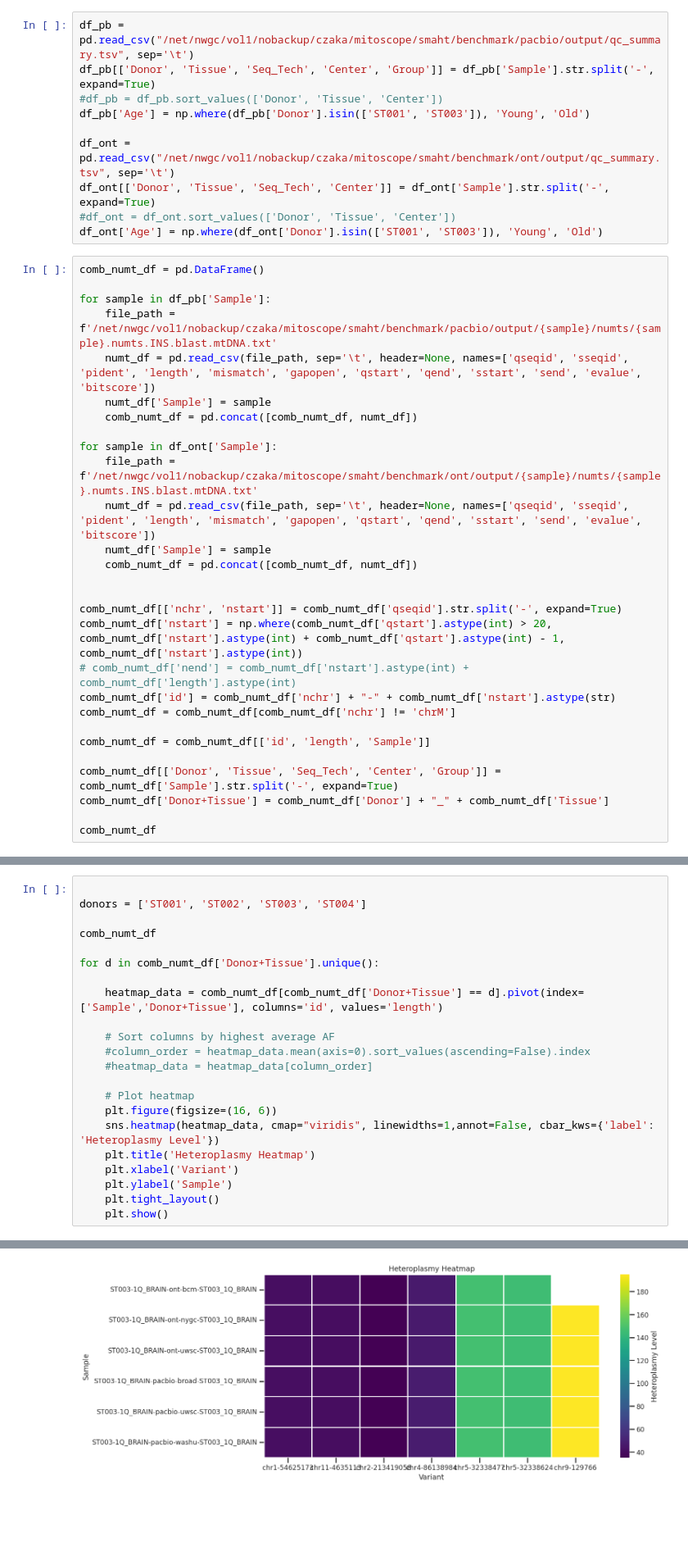
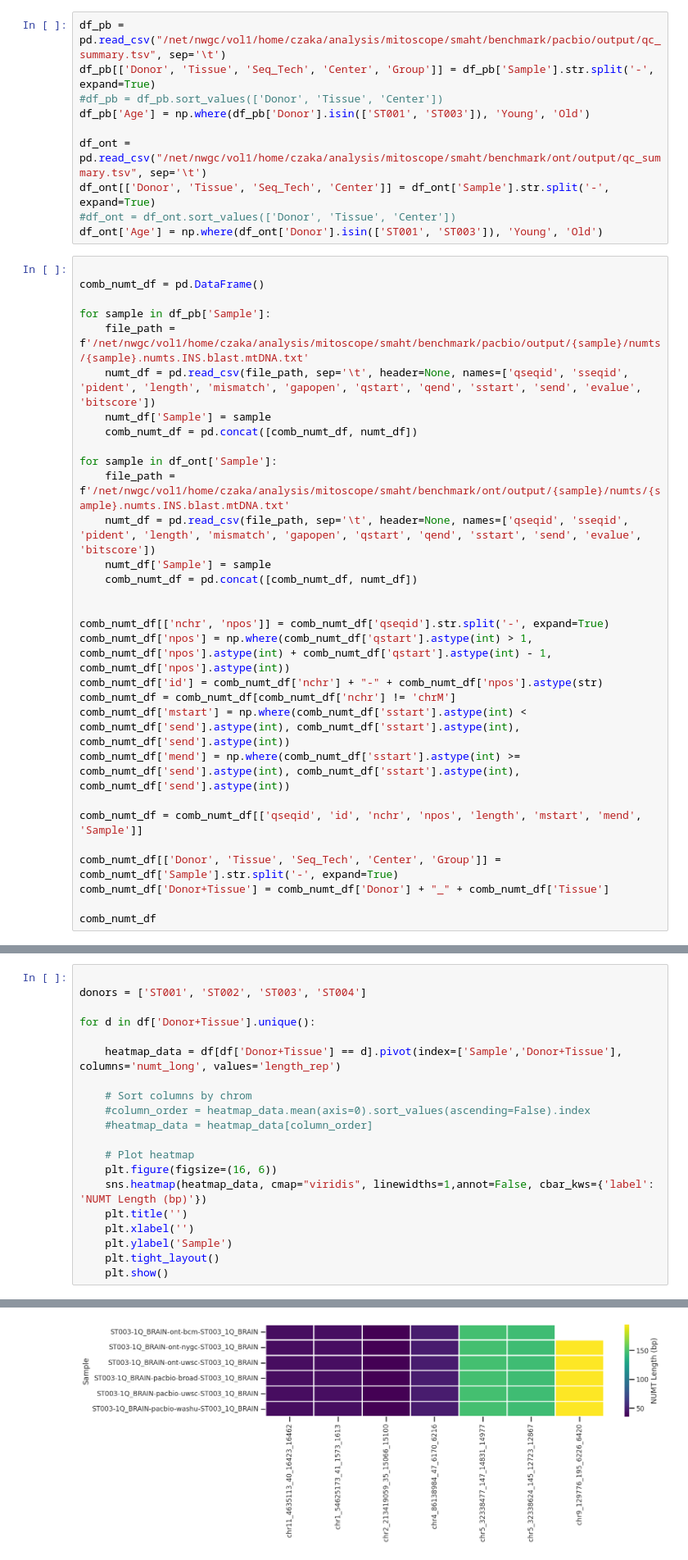
Before and after one commit to czakarian/smaht_mitoscope_analysis, a Jupyter notebook: numt_analysis.ipynb, the cells around one changed output, grey strips where cells are left out. Shown at 82% size. Cells and saved outputs as stored; diff of their text form; blank space fills up the shorter version.

```diff
--- a/numt_analysis.ipynb
+++ b/numt_analysis.ipynb
@@ -4,38 +4,40 @@ import matplotlib.pyplot as plt
 import seaborn as sns
 import numpy as np
 # %%
-df_pb = pd.read_csv("/net/nwgc/vol1/nobackup/czaka/mitoscope/smaht/benchmark/pacbio/output/qc_summary.tsv", sep='\t')
+df_pb = pd.read_csv("/net/nwgc/vol1/home/czaka/analysis/mitoscope/smaht/benchmark/pacbio/output/qc_summary.tsv", sep='\t')
 df_pb[['Donor', 'Tissue', 'Seq_Tech', 'Center', 'Group']] = df_pb['Sample'].str.split('-', expand=True)
 #df_pb = df_pb.sort_values(['Donor', 'Tissue', 'Center'])
 df_pb['Age'] = np.where(df_pb['Donor'].isin(['ST001', 'ST003']), 'Young', 'Old')
 
-df_ont = pd.read_csv("/net/nwgc/vol1/nobackup/czaka/mitoscope/smaht/benchmark/ont/output/qc_summary.tsv", sep='\t')
+df_ont = pd.read_csv("/net/nwgc/vol1/home/czaka/analysis/mitoscope/smaht/benchmark/ont/output/qc_summary.tsv", sep='\t')
 df_ont[['Donor', 'Tissue', 'Seq_Tech', 'Center']] = df_ont['Sample'].str.split('-', expand=True)
 #df_ont = df_ont.sort_values(['Donor', 'Tissue', 'Center'])
 df_ont['Age'] = np.where(df_ont['Donor'].isin(['ST001', 'ST003']), 'Young', 'Old')
 # %%
+
 comb_numt_df = pd.DataFrame()
 
 for sample in df_pb['Sample']:
-    file_path = f'/net/nwgc/vol1/nobackup/czaka/mitoscope/smaht/benchmark/pacbio/output/{sample}/numts/{sample}.numts.INS.blast.mtDNA.txt'
+    file_path = f'/net/nwgc/vol1/home/czaka/analysis/mitoscope/smaht/benchmark/pacbio/output/{sample}/numts/{sample}.numts.INS.blast.mtDNA.txt'
     numt_df = pd.read_csv(file_path, sep='\t', header=None, names=['qseqid', 'sseqid', 'pident', 'length', 'mismatch', 'gapopen', 'qstart', 'qend', 'sstart', 'send', 'evalue', 'bitscore'])
     numt_df['Sample'] = sample
     comb_numt_df = pd.concat([comb_numt_df, numt_df])
 
 for sample in df_ont['Sample']:
-    file_path = f'/net/nwgc/vol1/nobackup/czaka/mitoscope/smaht/benchmark/ont/output/{sample}/numts/{sample}.numts.INS.blast.mtDNA.txt'
+    file_path = f'/net/nwgc/vol1/home/czaka/analysis/mitoscope/smaht/benchmark/ont/output/{sample}/numts/{sample}.numts.INS.blast.mtDNA.txt'
     numt_df = pd.read_csv(file_path, sep='\t', header=None, names=['qseqid', 'sseqid', 'pident', 'length', 'mismatch', 'gapopen', 'qstart', 'qend', 'sstart', 'send', 'evalue', 'bitscore'])
     numt_df['Sample'] = sample
     comb_numt_df = pd.concat([comb_numt_df, numt_df])
 
 
-comb_numt_df[['nchr', 'nstart']] = comb_numt_df['qseqid'].str.split('-', expand=True)
-comb_numt_df['nstart'] = np.where(comb_numt_df['qstart'].astype(int) > 20, comb_numt_df['nstart'].astype(int) + comb_numt_df['qstart'].astype(int) - 1, comb_numt_df['nstart'].astype(int))
-# comb_numt_df['nend'] = comb_numt_df['nstart'].astype(int) + comb_numt_df['length'].astype(int)
-comb_numt_df['id'] = comb_numt_df['nchr'] + "-" + comb_numt_df['nstart'].astype(str)
+comb_numt_df[['nchr', 'npos']] = comb_numt_df['qseqid'].str.split('-', expand=True)
+comb_numt_df['npos'] = np.where(comb_numt_df['qstart'].astype(int) > 1, comb_numt_df['npos'].astype(int) + comb_numt_df['qstart'].astype(int) - 1, comb_numt_df['npos'].astype(int))
+comb_numt_df['id'] = comb_numt_df['nchr'] + "-" + comb_numt_df['npos'].astype(str)
 comb_numt_df = comb_numt_df[comb_numt_df['nchr'] != 'chrM']
+comb_numt_df['mstart'] = np.where(comb_numt_df['sstart'].astype(int) < comb_numt_df['send'].astype(int), comb_numt_df['sstart'].astype(int), comb_numt_df['send'].astype(int))
+comb_numt_df['mend'] = np.where(comb_numt_df['sstart'].astype(int) >= comb_numt_df['send'].astype(int), comb_numt_df['sstart'].astype(int), comb_numt_df['send'].astype(int))
 
-comb_numt_df = comb_numt_df[['id', 'length', 'Sample']]
+comb_numt_df = comb_numt_df[['qseqid', 'id', 'nchr', 'npos', 'length', 'mstart', 'mend', 'Sample']]
 
 comb_numt_df[['Donor', 'Tissue', 'Seq_Tech', 'Center', 'Group']] = comb_numt_df['Sample'].str.split('-', expand=True)
 comb_numt_df['Donor+Tissue'] = comb_numt_df['Donor'] + "_" + comb_numt_df['Tissue']
@@ -139,21 +288,19 @@ plt.show()
 
 donors = ['ST001', 'ST002', 'ST003', 'ST004']
 
-comb_numt_df
+for d in df['Donor+Tissue'].unique():
 
-for d in comb_numt_df['Donor+Tissue'].unique():
+    heatmap_data = df[df['Donor+Tissue'] == d].pivot(index=['Sample','Donor+Tissue'], columns='numt_long', values='length_rep')
 
-    heatmap_data = comb_numt_df[comb_numt_df['Donor+Tissue'] == d].pivot(index=['Sample','Donor+Tissue'], columns='id', values='length')
-
-    # Sort columns by highest average AF
+    # Sort columns by chrom
     #column_order = heatmap_data.mean(axis=0).sort_values(ascending=False).index
     #heatmap_data = heatmap_data[column_order]
 
     # Plot heatmap
     plt.figure(figsize=(16, 6))
-    sns.heatmap(heatmap_data, cmap="viridis", linewidths=1,annot=False, cbar_kws={'label': 'Heteroplasmy Level'})
-    plt.title('Heteroplasmy Heatmap')
-    plt.xlabel('Variant')
+    sns.heatmap(heatmap_data, cmap="viridis", linewidths=1,annot=False, cbar_kws={'label': 'NUMT Length (bp)'})
+    plt.title('')
+    plt.xlabel('')
     plt.ylabel('Sample')
     plt.tight_layout()
     plt.show()
@@ -165 +312 @@ for d in comb_numt_df['Donor+Tissue'].unique():
-[figure, old version]
+[figure, new version]
```
Also changed, not shown: parts of 13 cells of this notebook, 4 other files.
